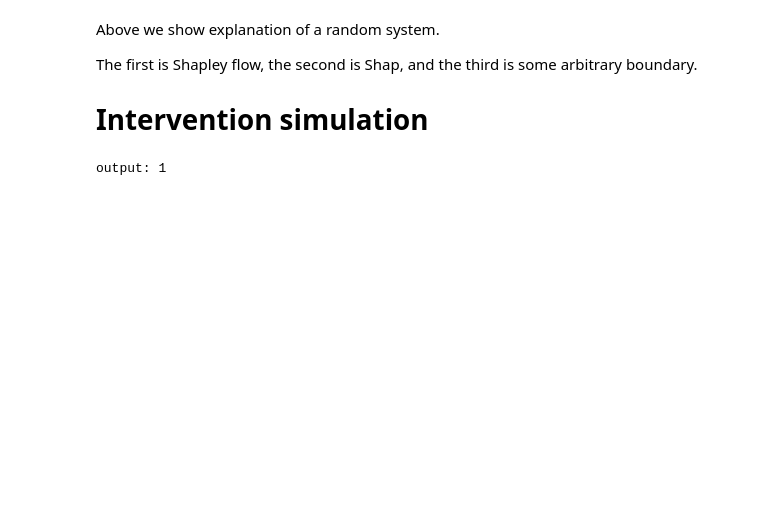
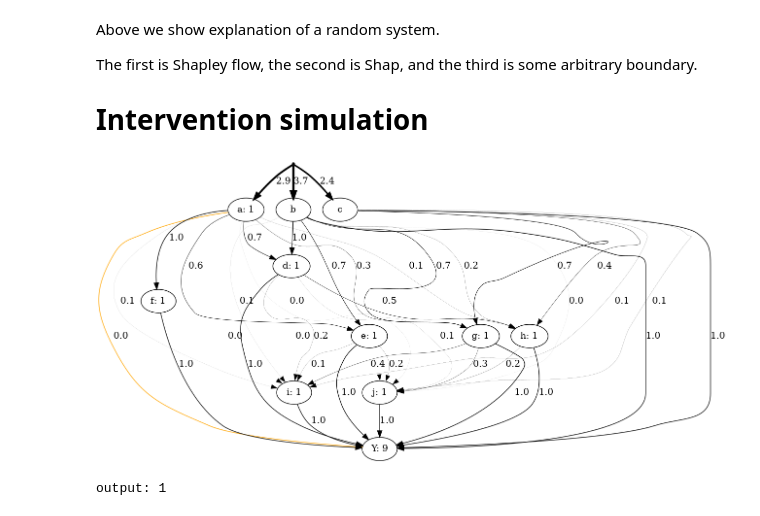
Before and after one commit to nathanwang000/Shapley-Flow, a Jupyter notebook: flow_ground_truth.ipynb, the cells around one changed output. Drawn from its saved outputs; the diff is of its cells as text; code cells hidden in the pictures; blank space fills up the shorter version.

Commit message:
added a function to add an artificial source node

```diff
--- a/flow_ground_truth.ipynb
+++ b/flow_ground_truth.ipynb
@@ -78,6 +78,17 @@ Above we show explanation of a random system.
 The first is Shapley flow, the second is Shap, and the third is some arbitrary boundary.
 
 # Intervention simulation
+# %%
+sgraph = single_source_graph(graph)
+verbose = False
+cf = CreditFlow(sgraph, verbose=verbose, nruns=100, visualize=verbose)
+cf.run()
+
+dot = cf.credit2dot(format_str="{:.1f}")
+dot.write_png('graph.png')
+Image('graph.png')
+# %% [output]
+[figure, added]
 # %%
 sources = get_source_nodes(graph)
 d = dict((node.name, 0) for node in sources)
```
Also changed, not shown: parts of 2 cells of this notebook, 2 other files.
